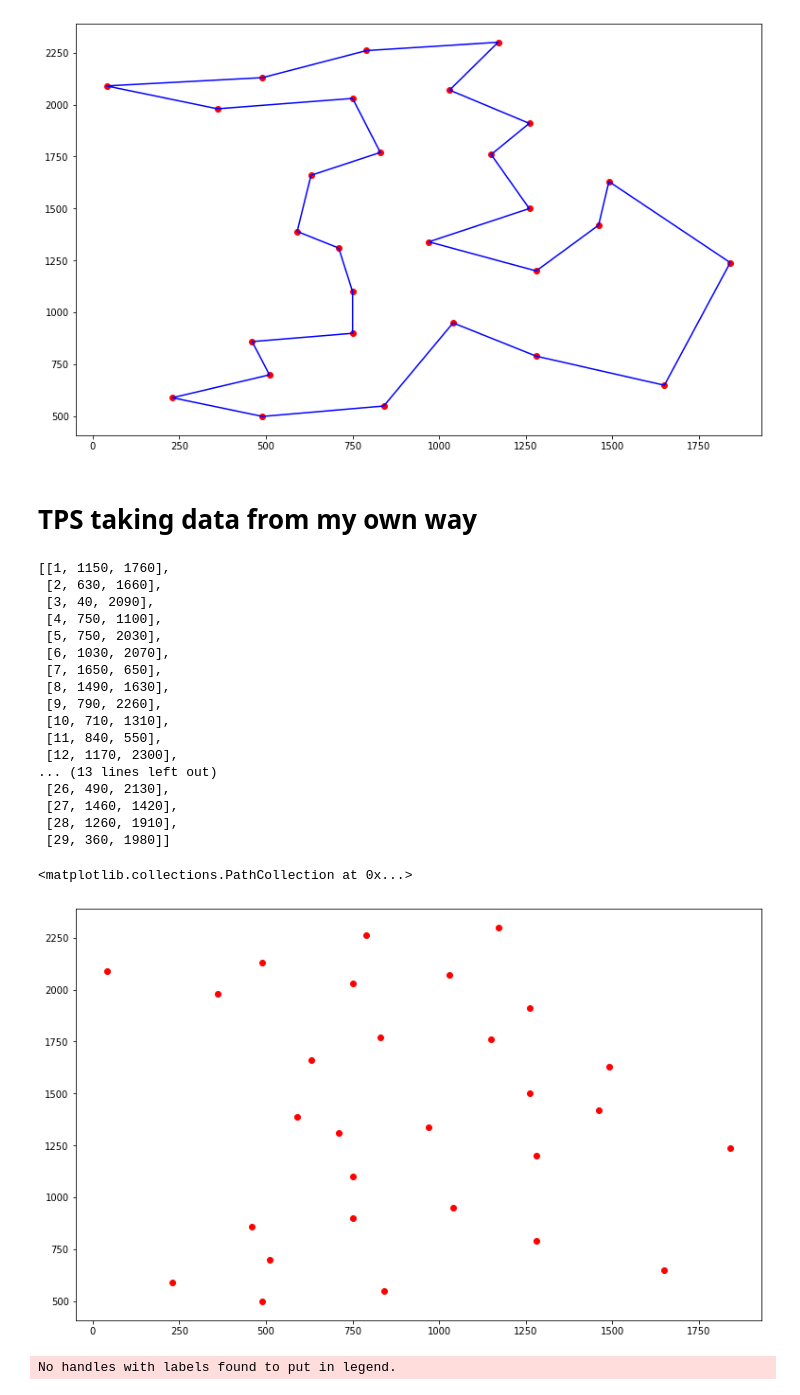
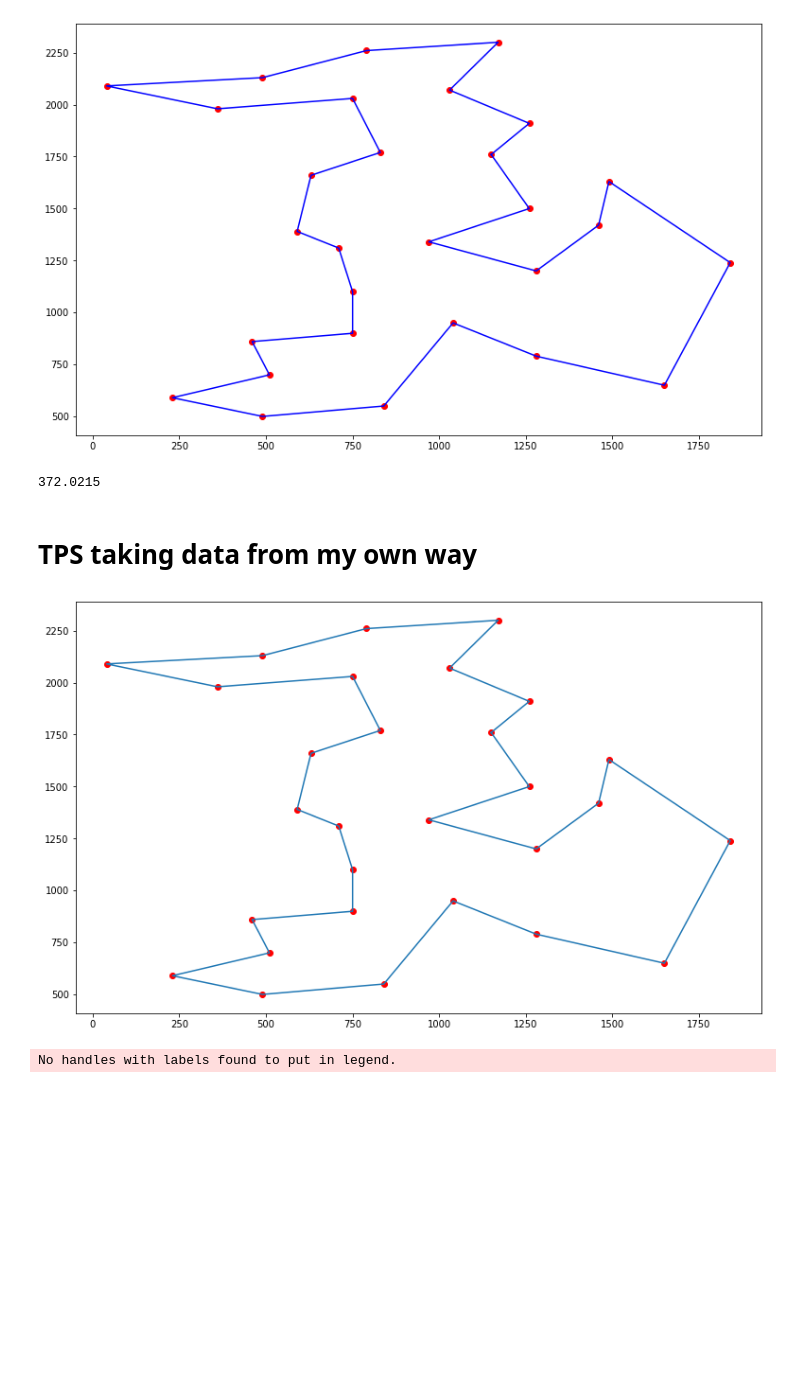
Before and after one commit to IsaacMirandaCamargos/Genetic_algorithms, a Jupyter notebook: Capitulo 4 DEAP/traveling_salesman_problem_SPECIAL_CLASS.ipynb, the cells around one changed output. Cells and saved outputs as stored; diff of their text form; code cells hidden in the pictures; blank space fills up the shorter version.

Commit message:
Traveling salesman problem solution with DEAP

```diff
--- a/Capitulo 4 DEAP/traveling_salesman_problem_SPECIAL_CLASS.ipynb
+++ b/Capitulo 4 DEAP/traveling_salesman_problem_SPECIAL_CLASS.ipynb
@@ -205,52 +202,47 @@ Problem name: bayg29
 Optimal solution =  [0, 27, 5, 11, 8, 25, 2, 28, 4, 20, 1, 19, 9, 3, 14, 17, 13, 16, 21, 10, 18, 24, 6, 22, 7, 26, 15, 12, 23]
 Optimal distance =  9074.147
 [figure]
+# %%
+indices = [0, 27, 5, 11, 8, 25, 2, 28, 4, 20, 1, 19, 9, 3, 14, 17, 13, 16, 21, 10, 18, 24, 6, 22, 7, 26, 15, 12, 23]
+tsp = TravelingSalesmanProblem("bayg29")
+distance = tsp.getTotalDistance([0,27])
+print(distance)
+# %% [output]
+372.0215
 # %% [markdown]
 <h1>TPS taking data from my own way
 # %%
 import requests
 from bs4 import BeautifulSoup
 import re
 from pprint import pprint
 import matplotlib.pyplot as plt
 
 # Taking data
 req = requests.get("http://elib.zib.de/pub/mp-testdata/tsp/tsplib/tsp/bayg29.tsp")
 site = BeautifulSoup(req.content, "html.parser").text
 informations = re.findall(r"^\s+\d+\s+\d+.0\s+\d+.0$", site, flags=re.MULTILINE)
 
 # Taking cities and points
 cities = []
 for i in informations:
   i = list(map(lambda x: int(float(x)), i.strip().split()))
   cities.append(i)
-pprint(cities)
+# pprint(cities)
 
 # Plotting
 x = [i[1] for i in cities]
 y = [i[2] for i in cities]
 plt.figure(figsize=(13,8))
 plt.scatter(x, y, marker='o', color="red")
+Optimal_solution =  [0, 27, 5, 11, 8, 25, 2, 28, 4, 20, 1, 19, 9, 3, 14, 17, 13, 16, 21, 10, 18, 24, 6, 22, 7, 26, 15, 12, 23]
+Optimal_solution.append(Optimal_solution[0])
+x_new = [cities[i][1] for i in Optimal_solution]
+y_new = [cities[i][2] for i in Optimal_solution]
+plt.plot(x_new, y_new)
+plt.show()
 # %% [output]
-[[1, 1150, 1760],
- [2, 630, 1660],
- [3, 40, 2090],
- [4, 750, 1100],
- [5, 750, 2030],
- [6, 1030, 2070],
- [7, 1650, 650],
- [8, 1490, 1630],
- [9, 790, 2260],
- [10, 710, 1310],
- [11, 840, 550],
- [12, 1170, 2300],
-... (13 lines left out)
- [26, 490, 2130],
- [27, 1460, 1420],
- [28, 1260, 1910],
- [29, 360, 1980]]
-<matplotlib.collections.PathCollection at 0x...>
-[figure, old version]
+[figure, new version]
 # %%
 # Making the matrix of distances
 matrix = [[0 for i in range(len(cities))] for i in range(len(cities))]
```
Also changed, not shown: parts of 1 cell of this notebook, 1 other file.
